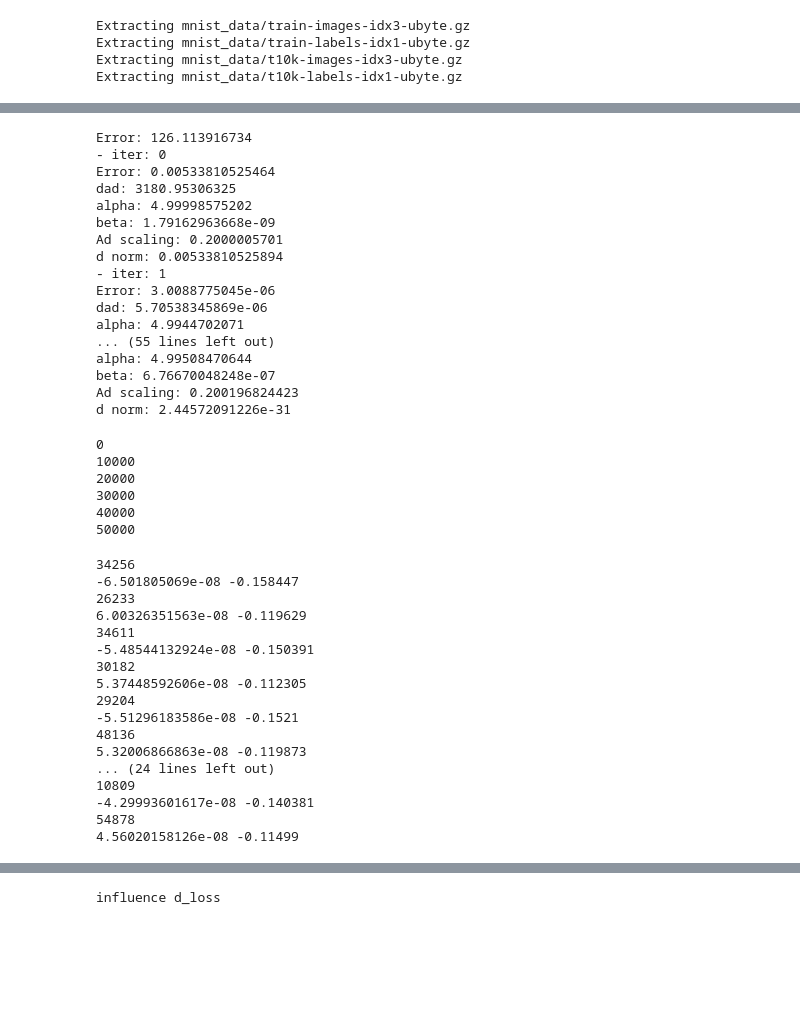
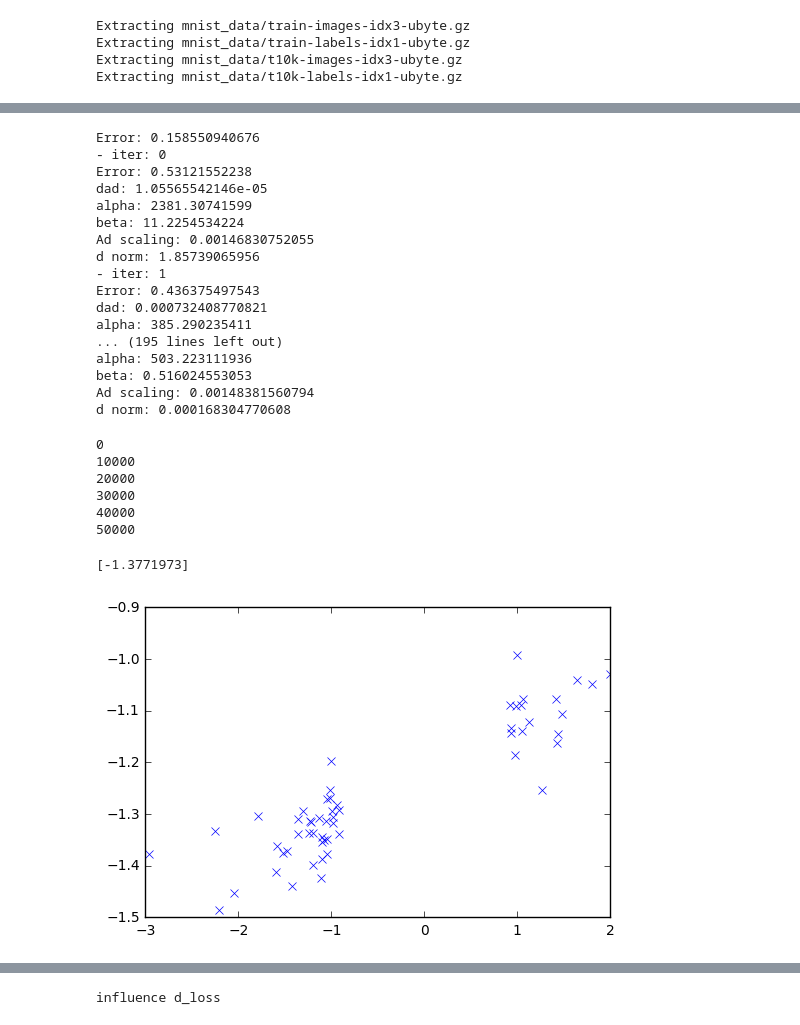
Before and after one commit to cgel/deep_quad, a Jupyter notebook: influence_function.ipynb, the cells around one changed output, grey strips where cells are left out. Saved outputs shown, nothing was run; the diff lists cells and outputs as text; code cells hidden in the pictures; blank space fills up the shorter version.

```diff
--- a/influence_function.ipynb
+++ b/influence_function.ipynb
@@ -172,24 +201,24 @@ Done
 # %%
 scale = float(len(trainset[0])) * 10
-inf = influence.Influence(cross_entropy/scale, input_ph, y_, testset, trainset, cg_iters = 10, dampening=0.1, vervose=3)
+inf = influence.Influence(cross_entropy/scale, input_ph, y_, testset, trainset, cg_iters = 30, dampening=0.0001, vervose=3)
 # %% [output]
-Error: 126.113916734
+Error: 0.158550940676
 - iter: 0
-Error: 0.00533810525464
-dad: 3180.95306325
-alpha: 4.99998575202
-beta: 1.79162963668e-09
-Ad scaling: 0.2000005701
-d norm: 0.00533810525894
+Error: 0.53121552238
+dad: 1.05565542146e-05
+alpha: 2381.30741599
+beta: 11.2254534224
+Ad scaling: 0.00146830752055
+d norm: 1.85739065956
 - iter: 1
-Error: 3.0088775045e-06
-dad: 5.70538345869e-06
-alpha: 4.9944702071
-... (55 lines left out)
-alpha: 4.99508470644
-beta: 6.76670048248e-07
-Ad scaling: 0.200196824423
-d norm: 2.44572091226e-31
+Error: 0.436375497543
+dad: 0.000732408770821
+alpha: 385.290235411
+... (195 lines left out)
+alpha: 503.223111936
+beta: 0.516024553053
+Ad scaling: 0.00148381560794
+d norm: 0.000168304770608
 # %%
 #inf.recompute_s(cg_iters = 20, dampening=4e-2, vervose=1)
 # %%
@@ -221,42 +249,36 @@ rank = []
 for i in range(len(trainset_influence_map)):
     j = abs_influence[i][1]
     rank.append( (trainset_influence[j], j) )
-# %%
-checkpoint_file = "/home/cgel/deep_quad/checkpoints/linear.ckpt"
-#saver.save(sess, checkpoint_file)
+# %%
+influence_acc = []
+grads_l = []
+infs = []
+d_losses = []
+# %%
+infs.append(0)
+# %%
+d_losses
+# %% [output]
+[-1.3771973]
 # %%
 # leave one out retraining
-subset = rank[0:20]
-influence_acc = []
-grads_l = []
+subset = rank[30:100]
 saver.restore(sess, checkpoint_file)
 base_testset_loss = testset_loss()
 for _,i in subset:
-    print(i)
     z = (mnist.train.images[i:i+1], mnist.train.labels[i:i+1])
     z_influ, z_grad = inf.of_and_g(z)
     grads_l.append(z_grad*scale)
     new_mnist = Dataset(mnist_i2(i))
     train(10000, new_mnist, learning_rate=1e-7)
     d_loss = base_testset_loss - testset_loss()
-    print(z_influ * scale, d_loss)
+    print(i, ":  ", z_influ * scale, d_loss)
     influence_acc.append( (z_influ * scale, d_loss) )
+    infs.append(z_influ * scale )
+    d_losses.append(d_loss)
     saver.restore(sess, checkpoint_file)
+    clear_output()
+    plt.plot(infs, d_losses, "x")
+    plt.show()
 # %% [output]
-34256
--6.501805069e-08 -0.158447
-26233
-6.00326351563e-08 -0.119629
-34611
--5.48544132924e-08 -0.150391
-30182
-5.37448592606e-08 -0.112305
-29204
--5.51296183586e-08 -0.1521
-48136
-5.32006866863e-08 -0.119873
-... (24 lines left out)
-10809
--4.29993601617e-08 -0.140381
-54878
-4.56020158126e-08 -0.11499
+[figure, added]
```
Also changed, not shown: parts of 12 cells of this notebook.
